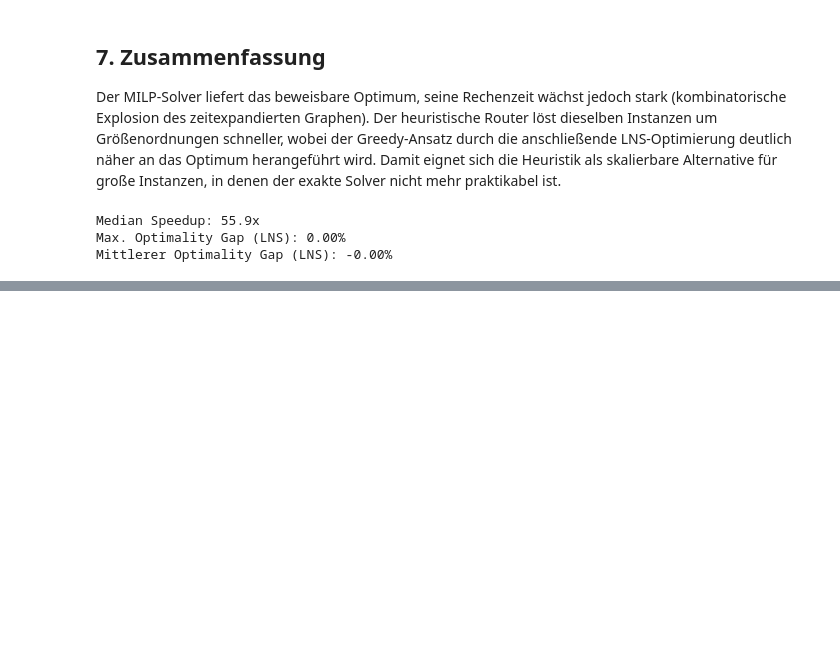
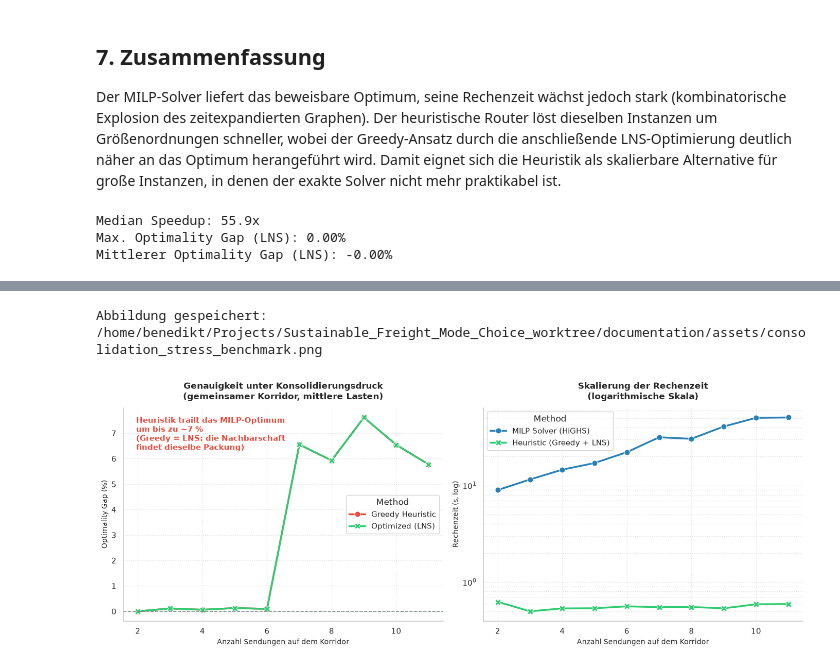
Before and after one commit to ProfReusch2026MOR/Sustainable_Freight_Mode_Choice, a Jupyter notebook: notebooks/solver_vs_heuristic_benchmark.ipynb, the cells around one changed output, grey strips where cells are left out. Drawn from its saved outputs; the diff is of its cells as text; code cells hidden in the pictures; blank space fills up the shorter version.

Commit message:
docs: add consolidation stress test showing heuristic optimality gap

```diff
--- a/notebooks/solver_vs_heuristic_benchmark.ipynb
+++ b/notebooks/solver_vs_heuristic_benchmark.ipynb
@@ -327,0 +429,61 @@ Mittlerer Optimality Gap (LNS): -0.00%
+# %%
+csizes = consol["size"]
+cgreedy = [(g - m) / m * 100 for g, m in zip(consol["greedy_obj"], consol["milp_obj"])]
+copt = [(o - m) / m * 100 for o, m in zip(consol["opt_obj"], consol["milp_obj"])]
+
+cdf_gap = pd.DataFrame({
+    "Number of Shipments": csizes * 2,
+    "Optimality Gap (%)": cgreedy + copt,
+    "Method": ["Greedy Heuristic"] * len(csizes) + ["Optimized (LNS)"] * len(csizes),
+})
+cdf_time = pd.DataFrame({
+    "Number of Shipments": csizes * 2,
+    "Runtime (s)": consol["milp_time"] + consol["opt_time"],
+    "Method": ["MILP Solver (HiGHS)"] * len(csizes) + ["Heuristic (Greedy + LNS)"] * len(csizes),
+})
+
+sns.set_theme(style="whitegrid", palette="muted")
+fig, (ax1, ax2) = plt.subplots(1, 2, figsize=(14, 5.5))
+
+sns.lineplot(
+    data=cdf_gap, x="Number of Shipments", y="Optimality Gap (%)",
+    hue="Method", style="Method", markers=True, dashes=False,
+    linewidth=2.5, markersize=8, ax=ax1,
+    palette={"Greedy Heuristic": "#e74c3c", "Optimized (LNS)": "#2ecc71"},
+)
+ax1.axhline(0, color="#7f8c8d", linestyle="--", linewidth=1.2)
+ax1.set_title("Genauigkeit unter Konsolidierungsdruck\n(gemeinsamer Korridor, mittlere Lasten)",
+              fontsize=12, fontweight="bold", pad=12)
+ax1.set_xlabel("Anzahl Sendungen auf dem Korridor", fontsize=10)
+ax1.set_ylabel("Optimality Gap (%)", fontsize=10)
+ax1.grid(True, linestyle=":", alpha=0.6)
+ax1.text(
+    0.04, 0.96,
+    "Heuristik trailt das MILP-Optimum\num bis zu ~7 %\n(Greedy = LNS: die Nachbarschaft\nfindet dieselbe Packung)",
+    transform=ax1.transAxes, ha="left", va="top",
+    fontsize=10.5, fontweight="bold", color="#e74c3c",
+)
+
+sns.lineplot(
+    data=cdf_time, x="Number of Shipments", y="Runtime (s)",
+    hue="Method", style="Method", markers=True, dashes=False,
+    linewidth=2.5, markersize=8, ax=ax2,
+    palette={"MILP Solver (HiGHS)": "#2980b9", "Heuristic (Greedy + LNS)": "#2ecc71"},
+)
+ax2.set_yscale("log")
+ax2.set_title("Skalierung der Rechenzeit\n(logarithmische Skala)",
+              fontsize=12, fontweight="bold", pad=12)
+ax2.set_xlabel("Anzahl Sendungen auf dem Korridor", fontsize=10)
+ax2.set_ylabel("Rechenzeit (s, log)", fontsize=10)
+ax2.grid(True, which="both", linestyle=":", alpha=0.6)
+
+sns.despine()
+plt.tight_layout()
+
+out_path = assets_dir / "consolidation_stress_benchmark.png"
+fig.savefig(out_path, dpi=150, bbox_inches="tight")
+print(f"Abbildung gespeichert: {out_path}")
+plt.show()
+# %% [output]
+Abbildung gespeichert: /home/benedikt/Projects/Sustainable_Freight_Mode_Choice_worktree/documentation/assets/consolidation_stress_benchmark.png
+[figure, added]
```
Also changed, not shown: parts of 5 cells of this notebook, 4 other files.
